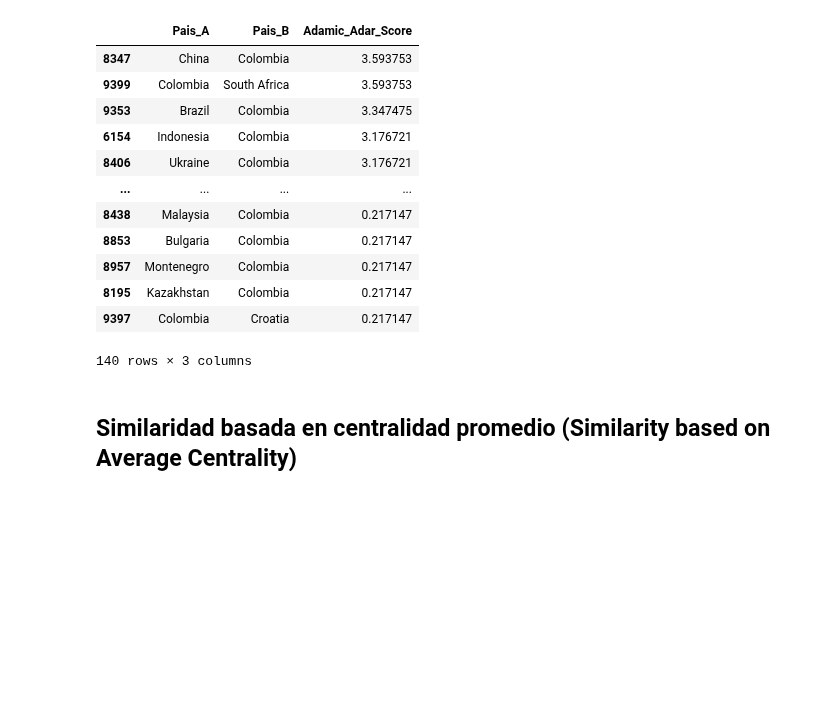
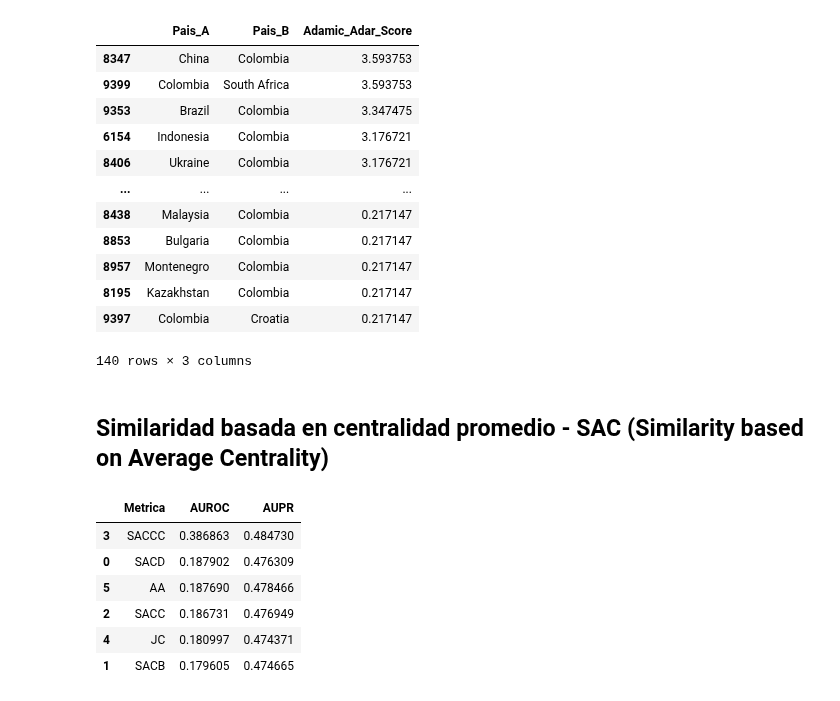
Before and after one commit to hubcborja/Trabajo_grado_ECIJG, a Jupyter notebook: Graficacion_red_convenios_Doble_Tributacion.ipynb, the cells around one changed output. Drawn from its saved outputs; the diff is of its cells as text; code cells hidden in the pictures; blank space fills up the shorter version.

```diff
--- a/Graficacion_red_convenios_Doble_Tributacion.ipynb
+++ b/Graficacion_red_convenios_Doble_Tributacion.ipynb
@@ -505,4 +507,4 @@ df_colombia_aa_sorted
 | 9397 | Colombia | Croatia | 0.217147 |
 140 rows × 3 columns
 # %% [markdown]
-## Similaridad basada en centralidad promedio (Similarity based on Average Centrality)
+## Similaridad basada en centralidad promedio - SAC (Similarity based on Average Centrality)
@@ -508,0 +584,17 @@ df_colombia_aa_sorted
+# %%
+resultados = []
+for metrica, predicciones in scores.items():
+    auroc = roc_auc_score(y_true, predicciones)
+    aupr = average_precision_score(y_true, predicciones)
+    resultados.append({'Metrica': metrica, 'AUROC': auroc, 'AUPR': aupr})
+
+df_resultados = pd.DataFrame(resultados).sort_values(by='AUROC', ascending=False)
+df_resultados
+# %% [output]
+|  | Metrica | AUROC | AUPR |
+| 3 | SACCC | 0.386863 | 0.484730 |
+| 0 | SACD | 0.187902 | 0.476309 |
+| 5 | AA | 0.187690 | 0.478466 |
+| 2 | SACC | 0.186731 | 0.476949 |
+| 4 | JC | 0.180997 | 0.474371 |
+| 1 | SACB | 0.179605 | 0.474665 |
```
Also changed, not shown: parts of 3 cells of this notebook.
